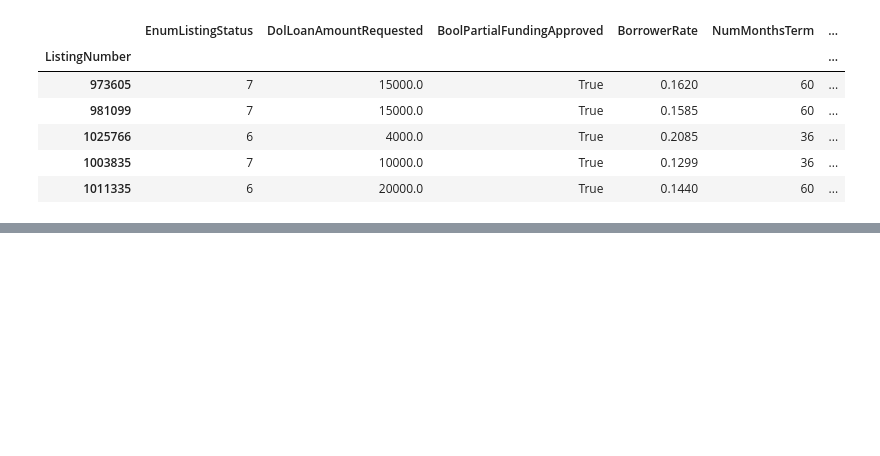
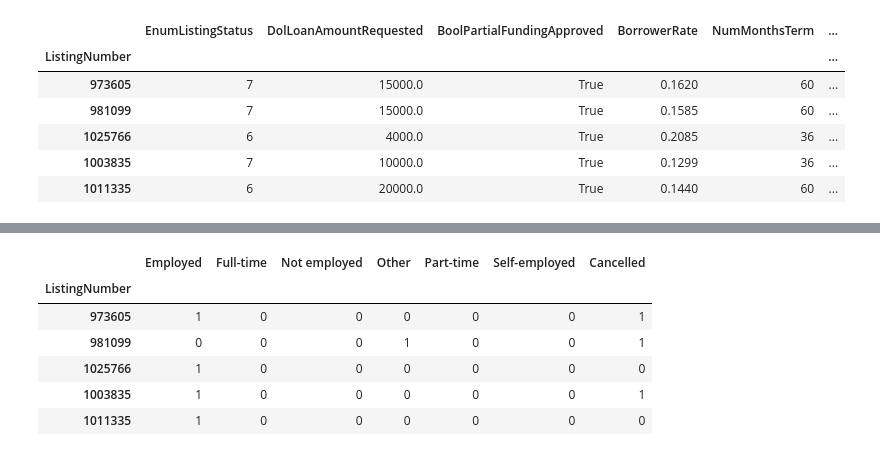
Before and after one commit to magratheazaphod/theorem, a Jupyter notebook: cancel_prediction_scratch_2.ipynb, the cells around one changed output, grey strips where cells are left out. Drawn from its saved outputs; the diff is of its cells as text; code cells hidden in the pictures; blank space fills up the shorter version.

Commit message:
progress in dealing with categorical variables

```diff
--- a/cancel_prediction_scratch_2.ipynb
+++ b/cancel_prediction_scratch_2.ipynb
@@ -515,14 +535,13 @@ print(reduced_data.isnull().any())
 imp = preprocessing.Imputer(missing_values="NaN",strategy='mean',axis=0)
 
 #replace nans with column mean
-test_out = imp.fit_transform(reduced_data[['DolPriorProsperLoansPrincipalBorrowed', 'NumPriorProsperLoansLateCycles',\
+test_out = imp.fit_transform(reduced_data[['NumPriorProsperLoansLateCycles',\
                      'NumPriorProsperLoansLatePayments','FracDebtToIncomeRatio','NumMonthsEmployed']])
 
-reduced_data['DolPriorProsperLoansPrincipalBorrowed'] = test_out[:,0]
-reduced_data['NumPriorProsperLoansLateCycles'] = test_out[:,1]
-reduced_data['NumPriorProsperLoansLatePayments'] = test_out[:,2]
-reduced_data['FracDebtToIncomeRatio'] = test_out[:,3]
-reduced_data['NumMonthsEmployed'] = test_out[:,4]
+reduced_data['NumPriorProsperLoansLateCycles'] = test_out[:,0]
+reduced_data['NumPriorProsperLoansLatePayments'] = test_out[:,1]
+reduced_data['FracDebtToIncomeRatio'] = test_out[:,2]
+reduced_data['NumMonthsEmployed'] = test_out[:,3]
 
 #Having a loan over 61 days past due is a rare event - should expect 0, not mean of actual observations!
 reduced_data['NumPriorProsperLoans61dpd'].fillna(0, inplace = True)
@@ -578,3 +598,20 @@ for ax, var in zip(axes.reshape(-1), booleans.columns.values):
 # %% [output]
 [interactive output not drawn]
 [interactive output not drawn]
+# %%
+## 4 categorical variables left: EnumListingCategory, StrEmploymentStatus, StrOccupation, EnumChannelCode
+# let's build a dummy variable for each, then see what the associated plots look like...although may have to take a
+# different approach for occupation.
+enum_listing_dummies = pd.get_dummies(reduced_data['StrEmploymentStatus'])
+df = pd.concat([enum_listing_dummies, reduced_data['Cancelled']], axis =1)
+fig, axes = plt.subplots(3,2,figsize=(12,10), facecolor='w')
+df.head()
+
+for ax, var in zip(axes.reshape(-1), df.columns):
+    sns.regplot(ax=ax, x=var, y='Cancelled', data=df, logistic=True, ci = None)
+
+reduced_data['StrEmploymentStatus'].value_counts()
+
+## massive impact of taking employment status into account - listing "other" dramatically increases chances of not
+## following through with loan, whereas having a "full-time" or "self-employed" status strongly increases chances.
+## the change with employed looks small, but the sample size is huge, so very likely also significant.
@@ -580,0 +628,10 @@ for ax, var in zip(axes.reshape(-1), booleans.columns.values):
+# %%
+df.head()
+# %% [output]
+|  | Employed | Full-time | Not employed | Other | Part-time | Self-employed | Cancelled |
+| ListingNumber |  |  |  |  |  |  |  |
+| 973605 | 1 | 0 | 0 | 0 | 0 | 0 | 1 |
+| 981099 | 0 | 0 | 0 | 1 | 0 | 0 | 1 |
+| 1025766 | 1 | 0 | 0 | 0 | 0 | 0 | 0 |
+| 1003835 | 1 | 0 | 0 | 0 | 0 | 0 | 1 |
+| 1011335 | 1 | 0 | 0 | 0 | 0 | 0 | 0 |
```
Also changed, not shown: parts of 18 cells of this notebook.
